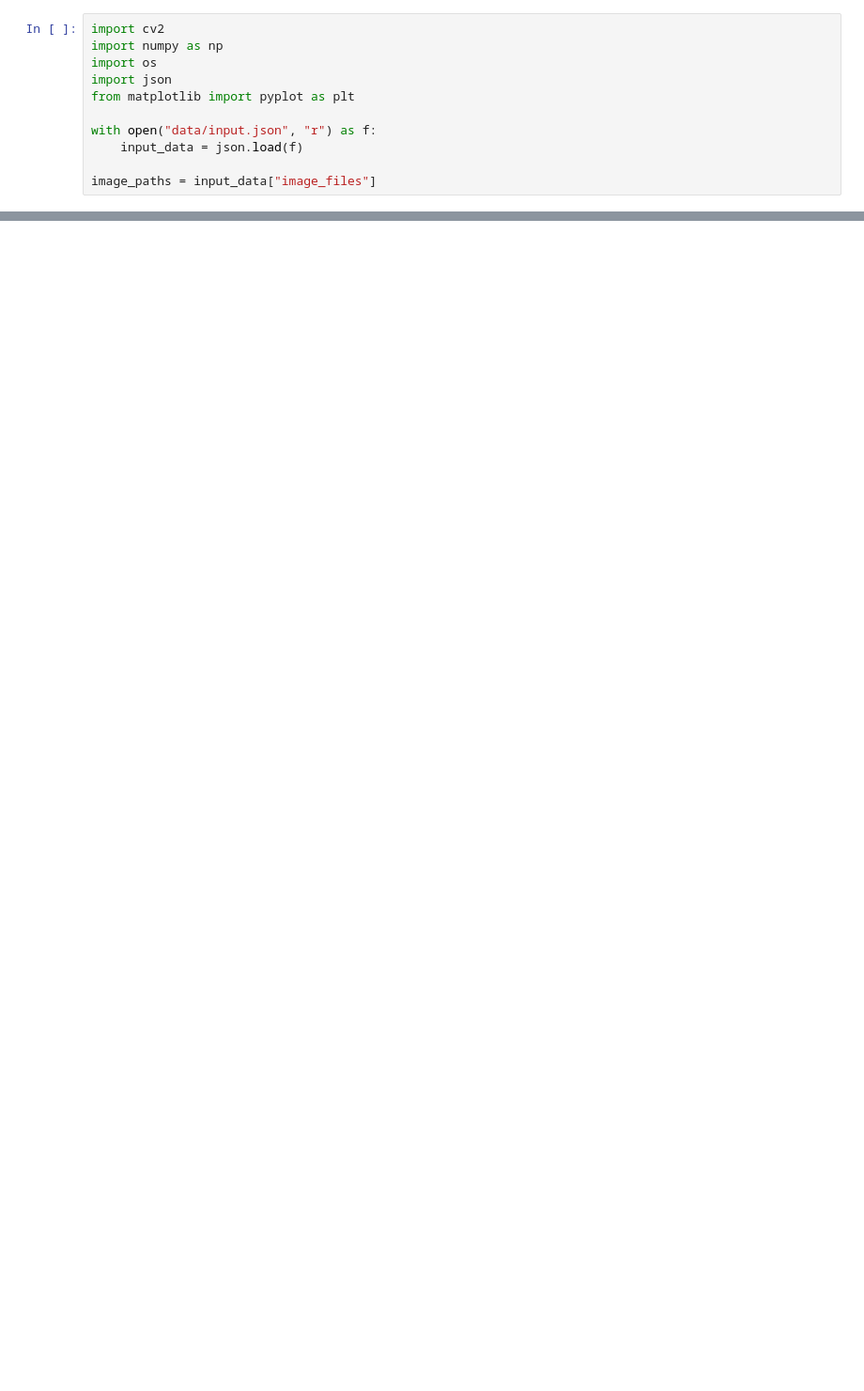
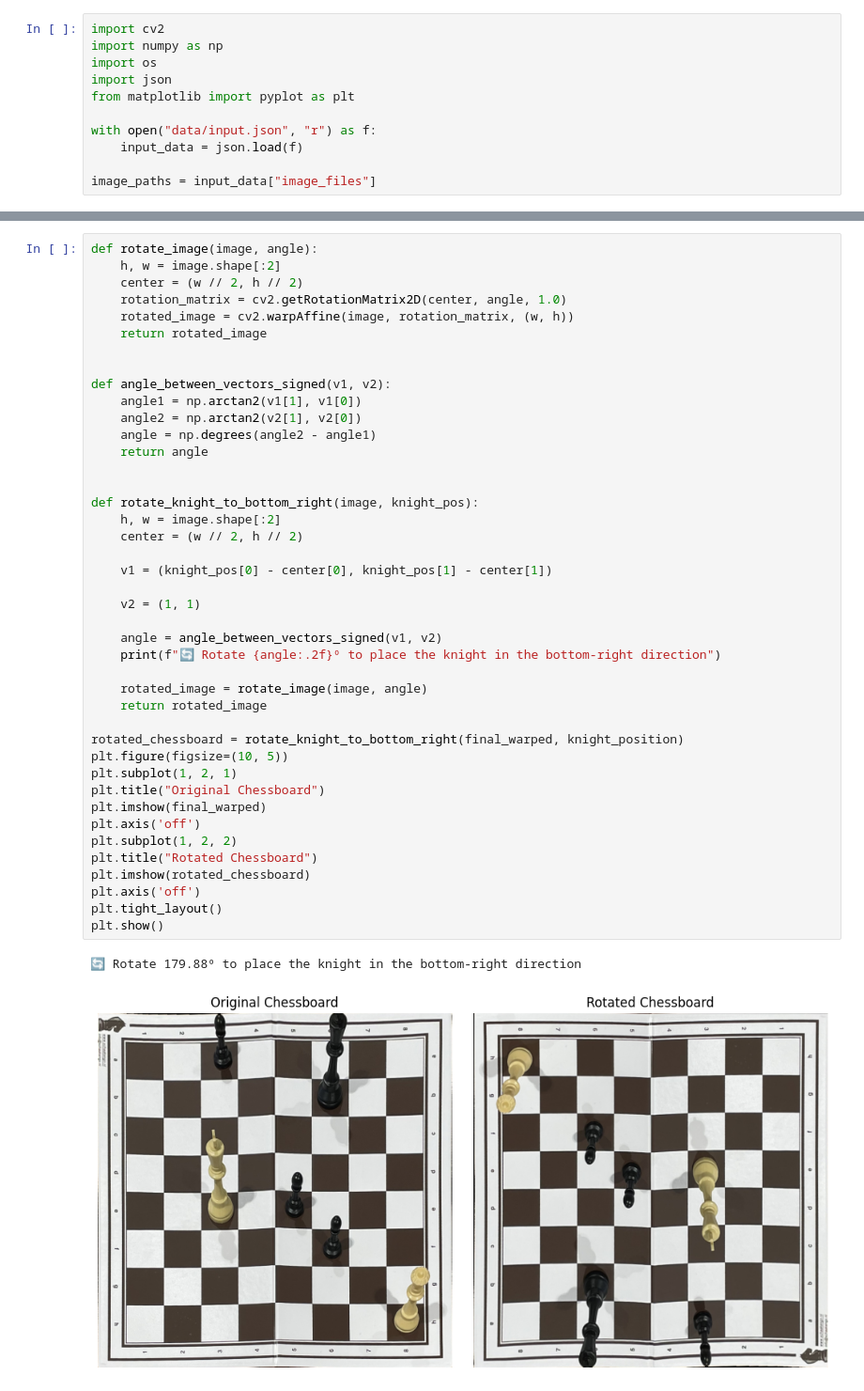
Before and after one commit to SmogJ1/VC, a Jupyter notebook: proj.ipynb, the cells around one changed output, grey strips where cells are left out. Shown at 94% size. Drawn from its saved outputs; the diff is of its cells as text; blank space fills up the shorter version.

```diff
--- a/proj.ipynb
+++ b/proj.ipynb
@@ -192,0 +232,45 @@ Knight found at position: (2338, 916)
+# %%
+def rotate_image(image, angle):
+    h, w = image.shape[:2]
+    center = (w // 2, h // 2)
+    rotation_matrix = cv2.getRotationMatrix2D(center, angle, 1.0)
+    rotated_image = cv2.warpAffine(image, rotation_matrix, (w, h))
+    return rotated_image
+
+
+def angle_between_vectors_signed(v1, v2):
+    angle1 = np.arctan2(v1[1], v1[0])
+    angle2 = np.arctan2(v2[1], v2[0])
+    angle = np.degrees(angle2 - angle1)
+    return angle
+
+
+def rotate_knight_to_bottom_right(image, knight_pos):
+    h, w = image.shape[:2]
+    center = (w // 2, h // 2)
+
+    v1 = (knight_pos[0] - center[0], knight_pos[1] - center[1])
+
+    v2 = (1, 1)
+
+    angle = angle_between_vectors_signed(v1, v2)
+    print(f"🔄 Rotate {angle:.2f}º to place the knight in the bottom-right direction")
+
+    rotated_image = rotate_image(image, angle)
+    return rotated_image
+
+rotated_chessboard = rotate_knight_to_bottom_right(final_warped, knight_position)
+plt.figure(figsize=(10, 5))
+plt.subplot(1, 2, 1)
+plt.title("Original Chessboard")
+plt.imshow(final_warped)
+plt.axis('off')
+plt.subplot(1, 2, 2)
+plt.title("Rotated Chessboard")
+plt.imshow(rotated_chessboard)
+plt.axis('off')
+plt.tight_layout()
+plt.show()
+# %% [output]
+🔄 Rotate 179.88º to place the knight in the bottom-right direction
+[figure, added]
```
Also changed, not shown: parts of 4 cells of this notebook.
